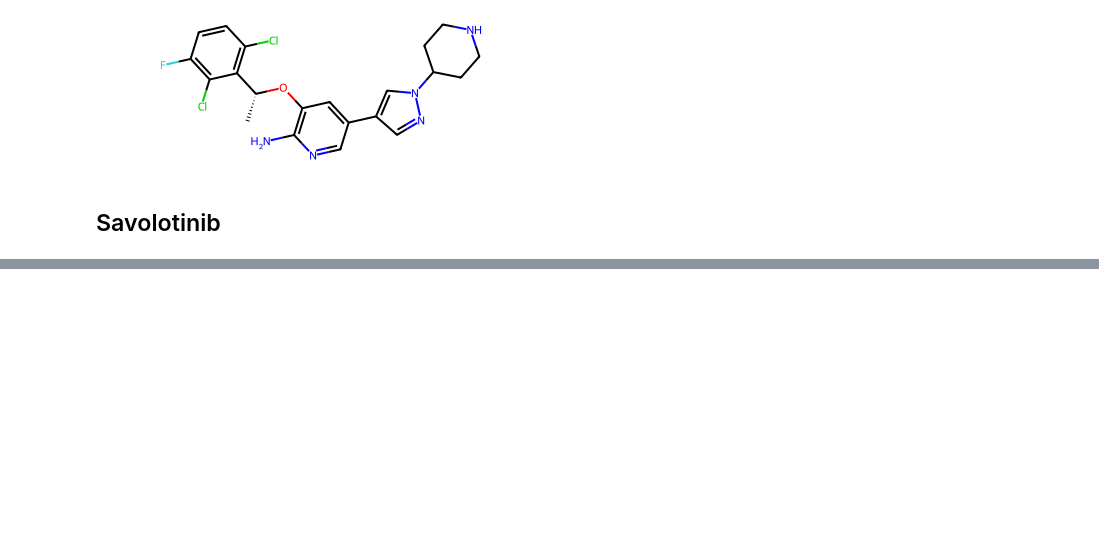
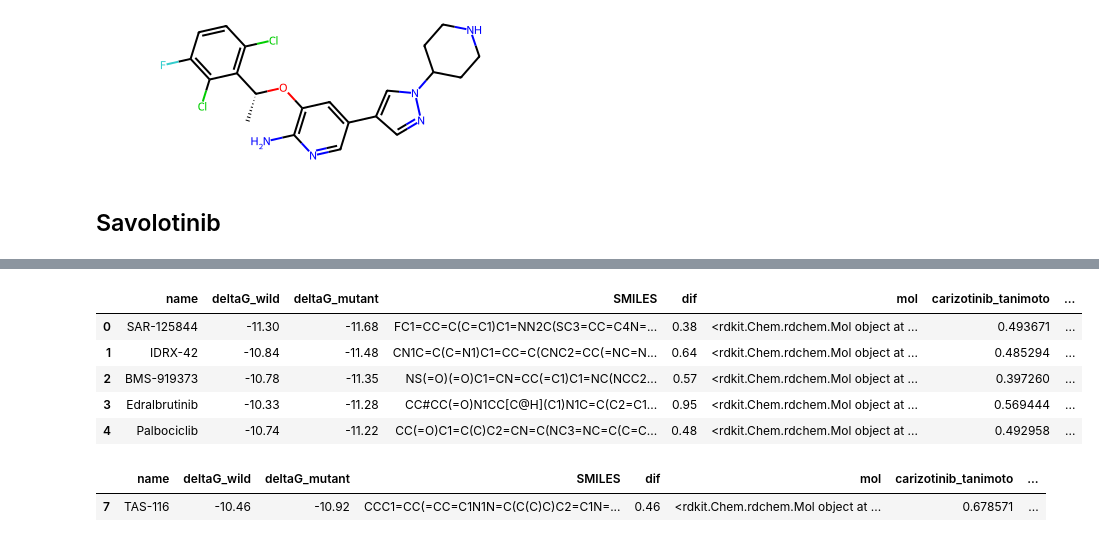
Before and after one commit to ramintheredmn/met, a Jupyter notebook: Untitled.ipynb, the cells around one changed output, grey strips where cells are left out. Cells and saved outputs as stored; diff of their text form; code cells hidden in the pictures; blank space fills up the shorter version.

```diff
--- a/Untitled.ipynb
+++ b/Untitled.ipynb
@@ -74,3 +74,19 @@ df_final.drop(columns=['fn', 'morgan']).query("crizotinib_tanimoto > 0.5 or savo
 | 16 | BMS-754807 | -9.99 | -10.30 | C[C@]1(CCCN1C1=NN2C=CC=C2C(NC2=NN... | 0.31 | <rdkit.Chem.rdchem.Mol object at ... | 0.608696 | ... |
 # %%
 df_final.drop(columns=['fn', 'morgan']).to_csv("tanimoto_result.csv", index=False)
+# %%
+df = pd.read_csv("tanimoto_result.csv")
+# %%
+df.head()
+# %% [output]
+|  | name | deltaG_wild | deltaG_mutant | SMILES | dif | mol | carizotinib_tanimoto | ... |
+| 0 | SAR-125844 | -11.30 | -11.68 | FC1=CC=C(C=C1)C1=NN2C(SC3=CC=C4N=... | 0.38 | <rdkit.Chem.rdchem.Mol object at ... | 0.493671 | ... |
+| 1 | IDRX-42 | -10.84 | -11.48 | CN1C=C(C=N1)C1=CC=C(CNC2=CC(=NC=N... | 0.64 | <rdkit.Chem.rdchem.Mol object at ... | 0.485294 | ... |
+| 2 | BMS-919373 | -10.78 | -11.35 | NS(=O)(=O)C1=CN=CC(=C1)C1=NC(NCC2... | 0.57 | <rdkit.Chem.rdchem.Mol object at ... | 0.397260 | ... |
+| 3 | Edralbrutinib | -10.33 | -11.28 | CC#CC(=O)N1CC[C@H](C1)N1C=C(C2=C1... | 0.95 | <rdkit.Chem.rdchem.Mol object at ... | 0.569444 | ... |
+| 4 | Palbociclib | -10.74 | -11.22 | CC(=O)C1=C(C)C2=CN=C(NC3=NC=C(C=C... | 0.48 | <rdkit.Chem.rdchem.Mol object at ... | 0.492958 | ... |
+# %%
+df.query("savolotinib_tanimoto == savolotinib_tanimoto.max()")
+# %% [output]
+|  | name | deltaG_wild | deltaG_mutant | SMILES | dif | mol | carizotinib_tanimoto | ... |
+| 7 | TAS-116 | -10.46 | -10.92 | CCC1=CC(=CC=C1N1N=C(C(C)C)C2=C1N=... | 0.46 | <rdkit.Chem.rdchem.Mol object at ... | 0.678571 | ... |
```
Also changed, not shown: 30 other files.
